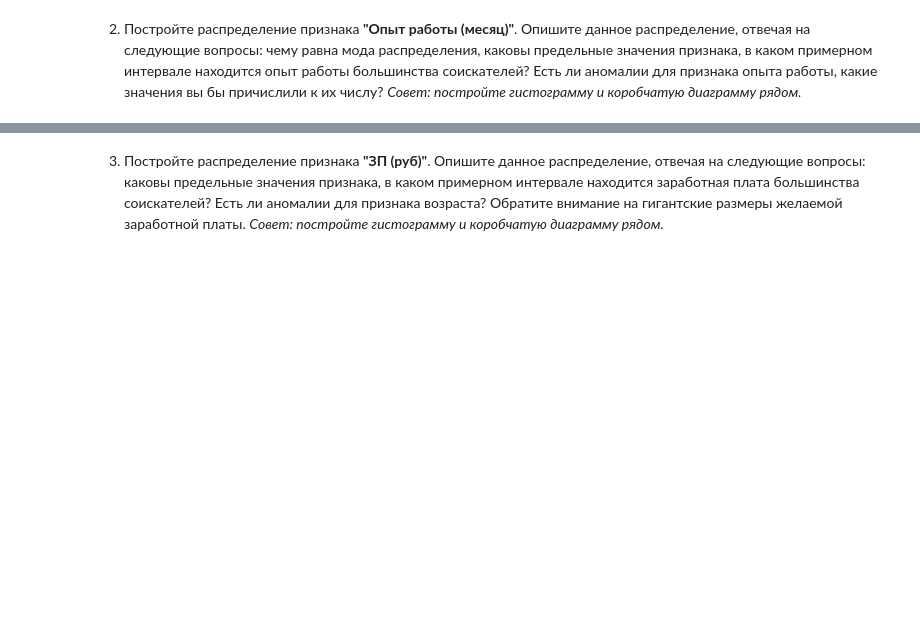
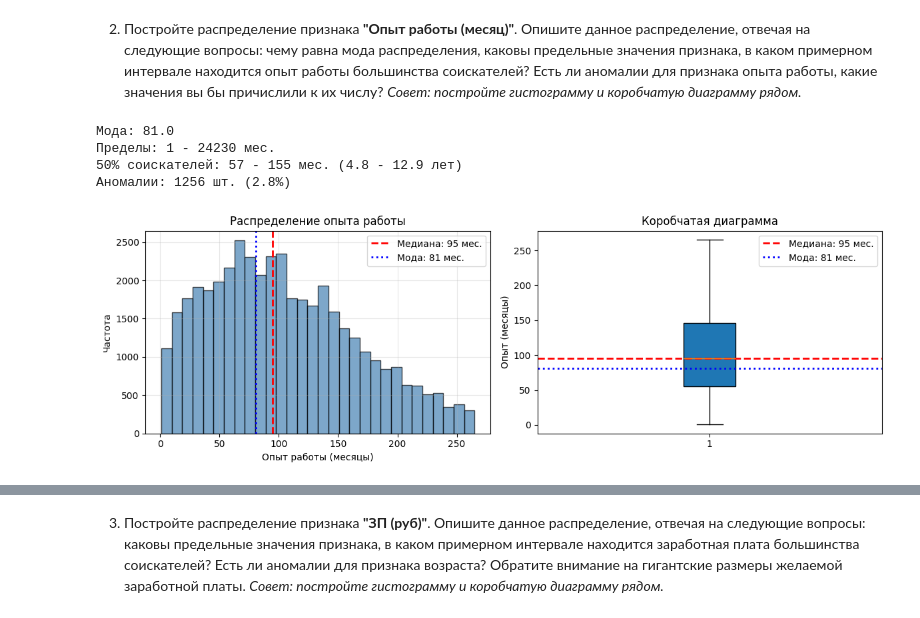
Before and after one commit to PiTnAt17/Homework_SF, a Jupyter notebook: hh-resume-analysis/Project-1._Ноутбук-шаблон.ipynb, the cells around one changed output, grey strips where cells are left out. Drawn from its saved outputs; the diff is of its cells as text; code cells hidden in the pictures; blank space fills up the shorter version.

```diff
--- a/hh-resume-analysis/Project-1._Ноутбук-шаблон.ipynb
+++ b/hh-resume-analysis/Project-1._Ноутбук-шаблон.ipynb
@@ -192 +498,55 @@ import plotly.express as px
+# %%
+# Подготовка
+exp = data['Опыт работы (месяц)'].dropna()
+
+# Ограничим выбросы для наглядности
+cap = exp.quantile(0.95)
+exp_clean = exp[exp <= cap]
+
+# Статистики
+Q1, Q3 = exp.quantile(0.25), exp.quantile(0.75)
+IQR = Q3 - Q1
+outliers = exp[(exp < Q1 - 1.5*IQR) | (exp > Q3 + 1.5*IQR)]
+
+print(f"Мода: {exp_clean.mode().values[0]}")
+print(f"Пределы: {exp.min():.0f} - {exp.max():.0f} мес.")
+print(f"50% соискателей: {Q1:.0f} - {Q3:.0f} мес. ({Q1/12:.1f} - {Q3/12:.1f} лет)")
+print(f"Аномалии: {len(outliers)} шт. ({len(outliers)/len(exp)*100:.1f}%)")
+#print(f"Пенсионный возраст: {np.sum(exp > 540)}")
+
+# Графики
+fig, axes = plt.subplots(1, 2, figsize=(12, 4))
+
+
+axes[0].hist(exp_clean, bins=30, edgecolor='black', alpha=0.7, color='steelblue')
+axes[0].axvline(exp_clean.median(), color='red', linestyle='--', linewidth=2,
+                label=f'Медиана: {exp_clean.median():.0f} мес.')
+axes[0].axvline(exp_clean.mode()[0], color='blue', linestyle=':', linewidth=2,
+                label=f'Мода: {exp_clean.mode()[0]:.0f} мес.')
+axes[0].set_xlabel('Опыт работы (месяцы)')
+axes[0].set_ylabel('Частота')
+axes[0].set_title('Распределение опыта работы')
+axes[0].legend()
+axes[0].grid(True, alpha=0.3)
+
+
+axes[1].boxplot(exp_clean, vert=True, patch_artist=True)
+axes[1].set_ylabel('Опыт (месяцы)')
+axes[1].axhline(exp_clean.median(), color='red', linestyle='--', linewidth=2,
+                label=f'Медиана: {exp_clean.median():.0f} мес.')
+axes[1].axhline(exp_clean.mode()[0], color='blue', linestyle=':', linewidth=2,
+                label=f'Мода: {exp_clean.mode()[0]:.0f} мес.')
+axes[1].set_title('Коробчатая диаграмма')
+axes[1].legend()
+
+
+
+plt.tight_layout()
+plt.show()
+# %% [output]
+Мода: 81.0
+Пределы: 1 - 24230 мес.
+50% соискателей: 57 - 155 мес. (4.8 - 12.9 лет)
+Аномалии: 1256 шт. (2.8%)
+[figure, added]
 # %% [markdown]
```
Also changed, not shown: parts of 44 cells of this notebook, 6 other files.
